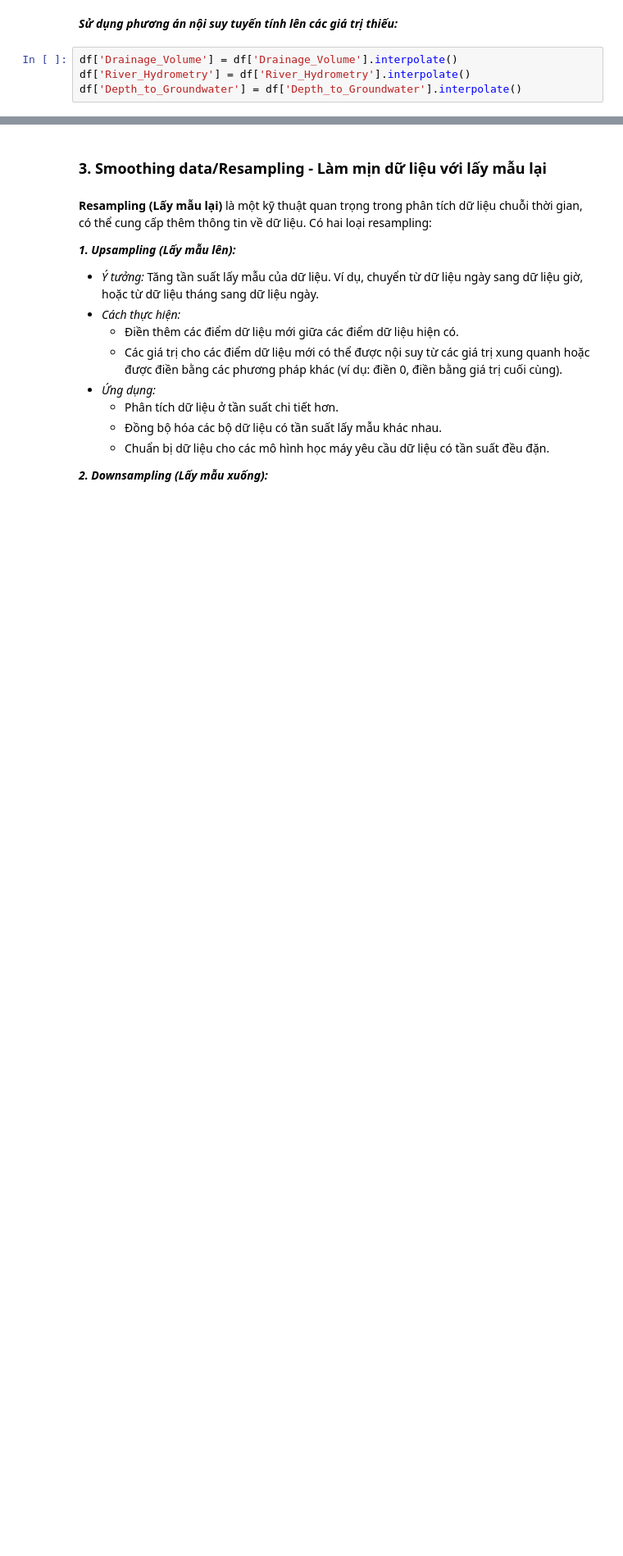
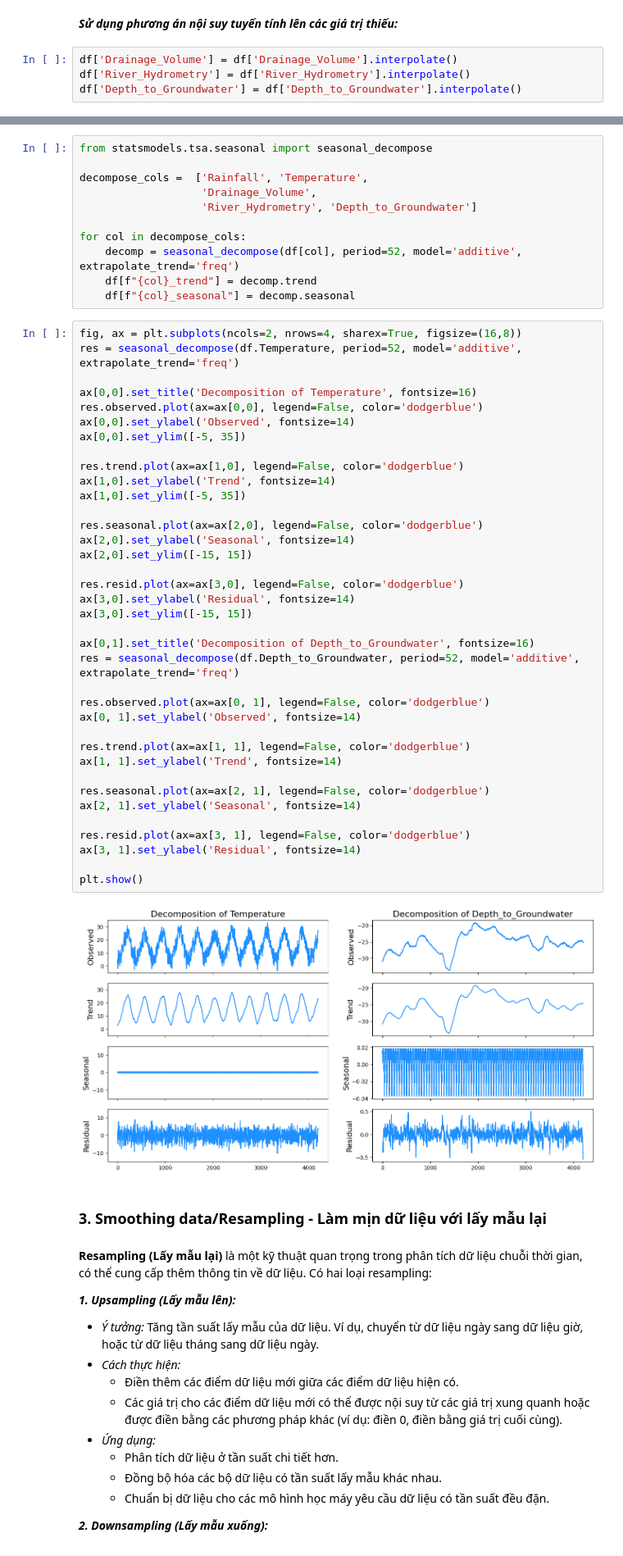
Before and after one commit to GenNyu/Lab-2---DV, a Jupyter notebook: 2.1_Preprocessing.ipynb, the cells around one changed output, grey strips where cells are left out. Shown at 82% size. Drawn from its saved outputs; the diff is of its cells as text; blank space fills up the shorter version.

```diff
--- a/2.1_Preprocessing.ipynb
+++ b/2.1_Preprocessing.ipynb
@@ -205,3 +259,53 @@ df['Depth_to_Groundwater'] = df['Depth_to_Groundwater'].interpolate()
+# %%
+from statsmodels.tsa.seasonal import seasonal_decompose
+
+decompose_cols =  ['Rainfall', 'Temperature',
+                   'Drainage_Volume',
+                   'River_Hydrometry', 'Depth_to_Groundwater']
+
+for col in decompose_cols:
+    decomp = seasonal_decompose(df[col], period=52, model='additive', extrapolate_trend='freq')
+    df[f"{col}_trend"] = decomp.trend
+    df[f"{col}_seasonal"] = decomp.seasonal
+# %%
+fig, ax = plt.subplots(ncols=2, nrows=4, sharex=True, figsize=(16,8))
+res = seasonal_decompose(df.Temperature, period=52, model='additive', extrapolate_trend='freq')
+
+ax[0,0].set_title('Decomposition of Temperature', fontsize=16)
+res.observed.plot(ax=ax[0,0], legend=False, color='dodgerblue')
+ax[0,0].set_ylabel('Observed', fontsize=14)
+ax[0,0].set_ylim([-5, 35])
+
+res.trend.plot(ax=ax[1,0], legend=False, color='dodgerblue')
+ax[1,0].set_ylabel('Trend', fontsize=14)
+ax[1,0].set_ylim([-5, 35])
+
+res.seasonal.plot(ax=ax[2,0], legend=False, color='dodgerblue')
+ax[2,0].set_ylabel('Seasonal', fontsize=14)
+ax[2,0].set_ylim([-15, 15])
+
+res.resid.plot(ax=ax[3,0], legend=False, color='dodgerblue')
+ax[3,0].set_ylabel('Residual', fontsize=14)
+ax[3,0].set_ylim([-15, 15])
+
+ax[0,1].set_title('Decomposition of Depth_to_Groundwater', fontsize=16)
+res = seasonal_decompose(df.Depth_to_Groundwater, period=52, model='additive', extrapolate_trend='freq')
+
+res.observed.plot(ax=ax[0, 1], legend=False, color='dodgerblue')
+ax[0, 1].set_ylabel('Observed', fontsize=14)
+
+res.trend.plot(ax=ax[1, 1], legend=False, color='dodgerblue')
+ax[1, 1].set_ylabel('Trend', fontsize=14)
+
+res.seasonal.plot(ax=ax[2, 1], legend=False, color='dodgerblue')
+ax[2, 1].set_ylabel('Seasonal', fontsize=14)
+
+res.resid.plot(ax=ax[3, 1], legend=False, color='dodgerblue')
+ax[3, 1].set_ylabel('Residual', fontsize=14)
+
+plt.show()
+# %% [output]
+[figure, added]
 # %% [markdown]
 ### 3. Smoothing data/Resampling - Làm mịn dữ liệu với lấy mẫu lại
 # %% [markdown]
```
Also changed, not shown: parts of 8 cells of this notebook, 2 other files.
